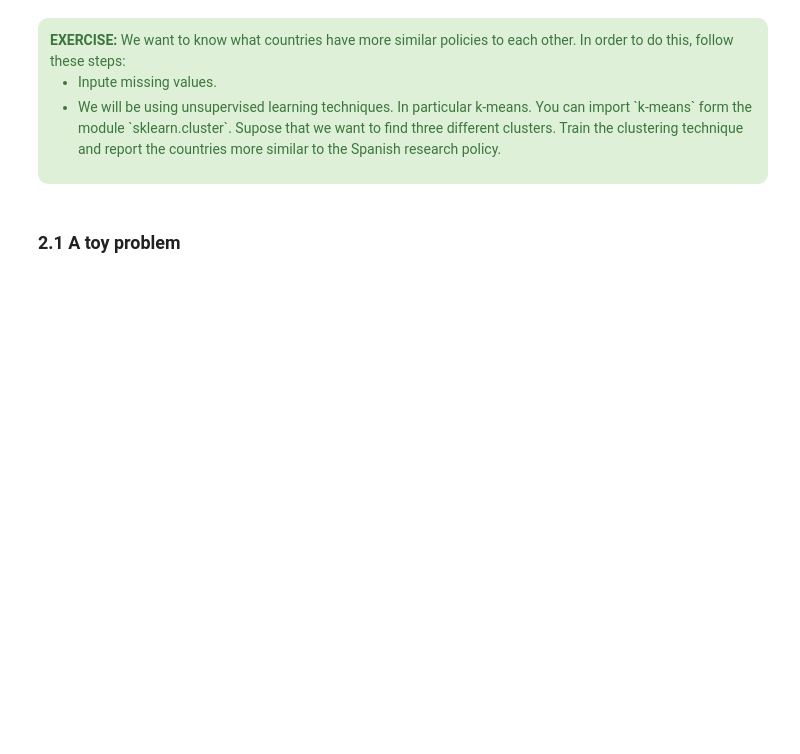
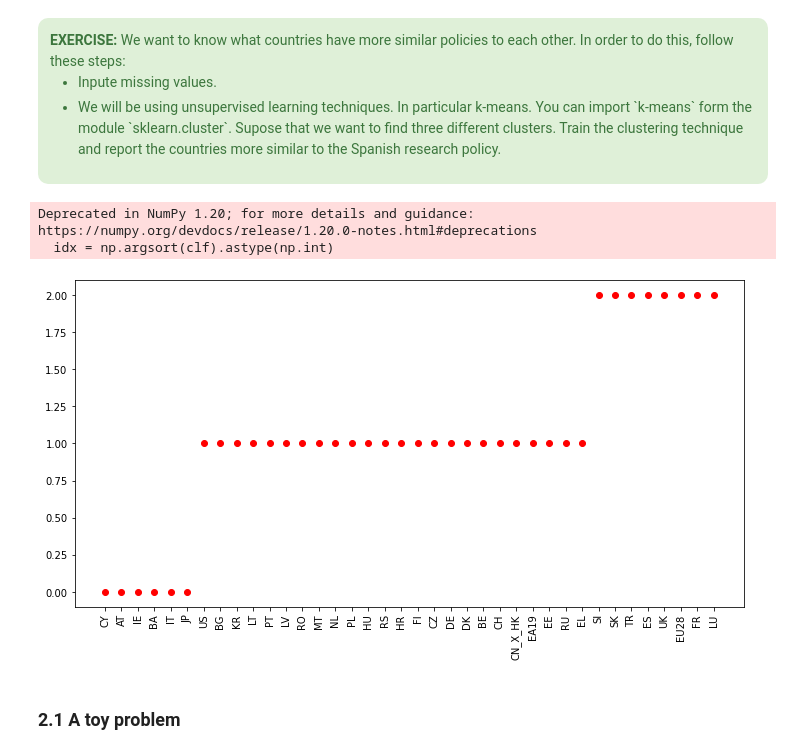
Before and after one commit to Vol0kin/ML, a Jupyter notebook: Part1/Pill2/pill2_about_data_student.ipynb, the cells around one changed output. Saved outputs shown, nothing was run; the diff lists cells and outputs as text; code cells hidden in the pictures; blank space fills up the shorter version.

```diff
--- a/Part1/Pill2/pill2_about_data_student.ipynb
+++ b/Part1/Pill2/pill2_about_data_student.ipynb
@@ -237,22 +420,33 @@ df_2012.head()
 <li>We will be using unsupervised learning techniques. In particular k-means. You can import `k-means` form the module `sklearn.cluster`. Supose that we want to find three different clusters. Train the clustering technique and report the countries more similar to the Spanish research policy.</li>
 </ul>
 </div>
+# %%
+df_2012.dropna(axis = 0, how = 'all', inplace=True) #remove countries where all data is missing
+df_2012['HES'].fillna((df_2012['HES'].median()), inplace=True)
+df_2012['PNP'].fillna((df_2012['PNP'].median()), inplace=True)
 # %%
 # Your code here
 
+from sklearn.cluster import KMeans
+
 #Imputation
-df_inputed= ...........
+df_inputed= df_2012
 
 #Clustering
-clf = kmeans(...........)
+clf = KMeans(n_clusters=3)
+clf = clf.fit(df_2012)
+clf = clf.labels_
 
 idx = np.argsort(clf).astype(np.int)
-
 countries = np.array(df_inputed.index.tolist())
 
 plt.plot(clf[idx],'ro')
 plt.xticks(idx, countries, rotation='vertical')
 plt.gcf().set_size_inches((12,6))
+# %% [output]
+Deprecated in NumPy 1.20; for more details and guidance: https://numpy.org/devdocs/release/1.20.0-notes.html#deprecations
+  idx = np.argsort(clf).astype(np.int)
+[figure, added]
 # %% [markdown]
 ### 2.1 A toy problem
 # %% [markdown]
```
Also changed, not shown: parts of 37 cells of this notebook, 6 other files.
